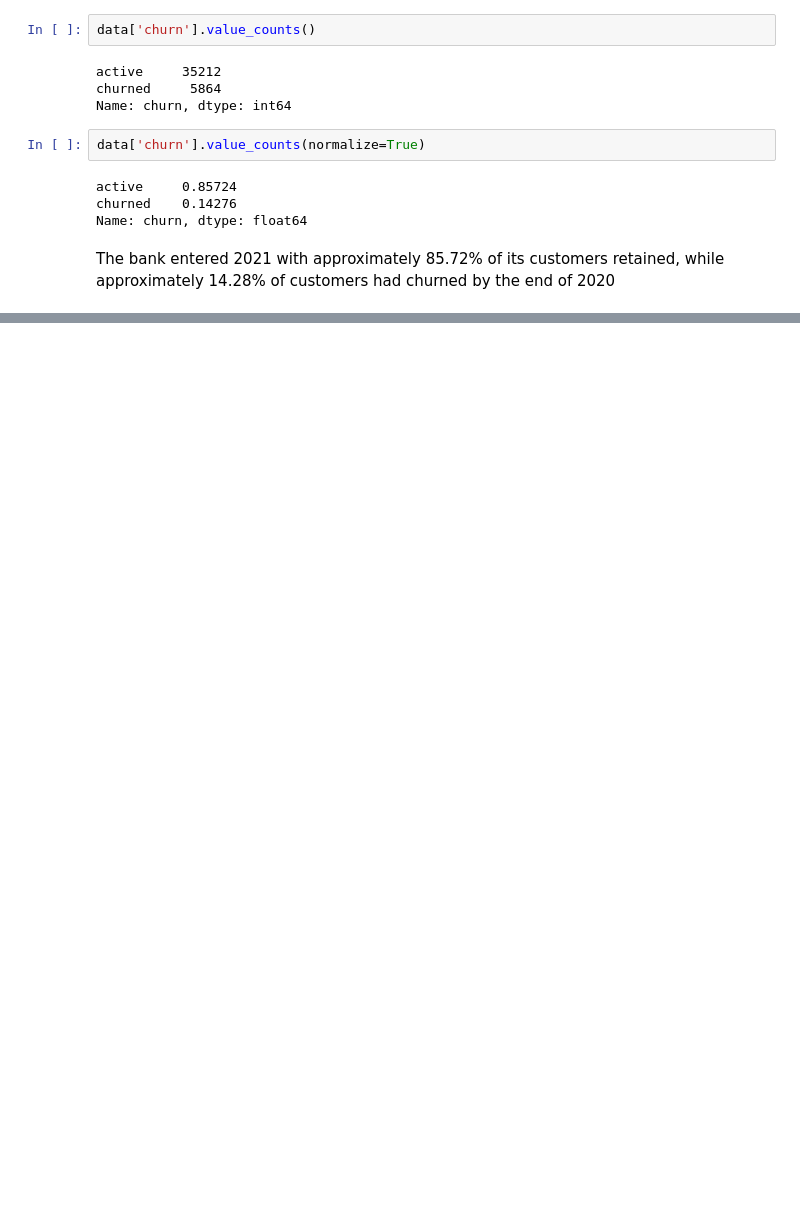
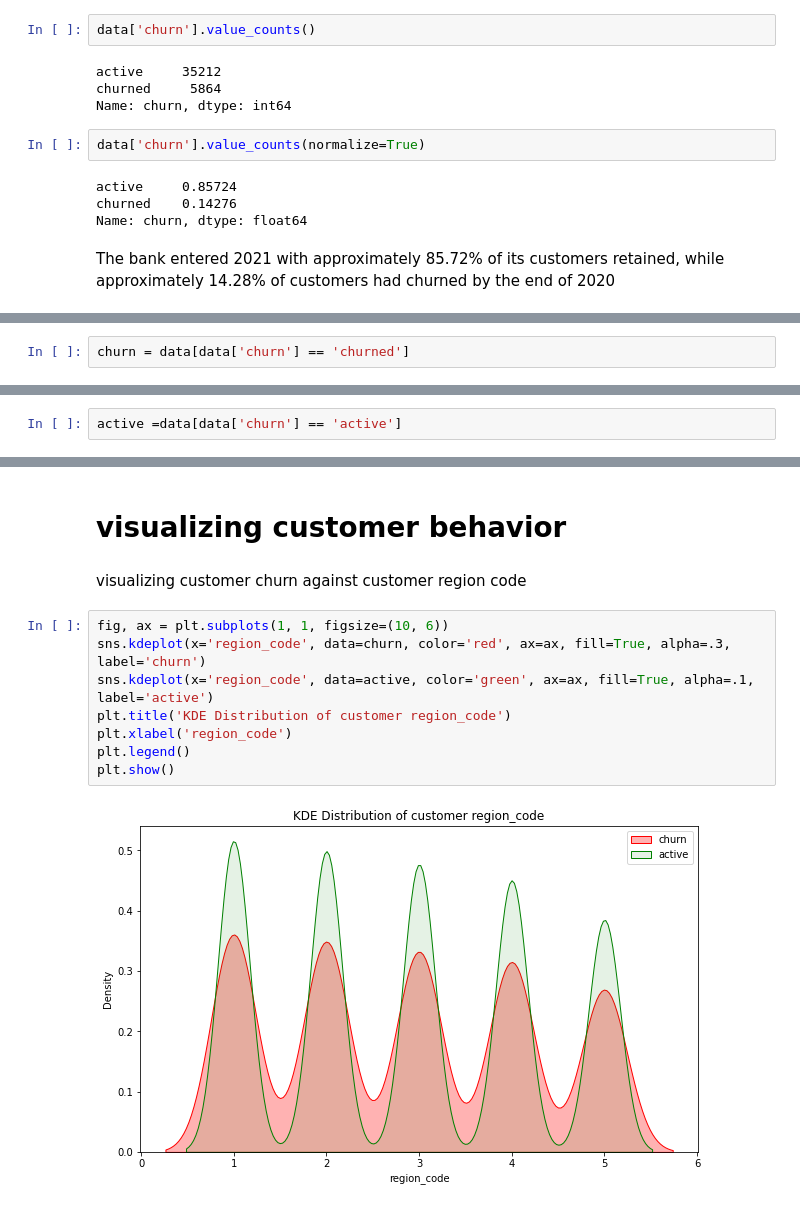
Before and after one commit to Dibieoluchi/banking_data, a Jupyter notebook: banking_data analysis.ipynb, the cells around one changed output, grey strips where cells are left out. Drawn from its saved outputs; the diff is of its cells as text; blank space fills up the shorter version.

```diff
--- a/banking_data analysis.ipynb
+++ b/banking_data analysis.ipynb
@@ -762,0 +691,2 @@ The bank entered 2021 with approximately 85.72% of its customers retained, while
+# %%
+churn = data[data['churn'] == 'churned']
@@ -762,0 +709,2 @@ The bank entered 2021 with approximately 85.72% of its customers retained, while
+# %%
+active =data[data['churn'] == 'active']
@@ -762,0 +745,14 @@ The bank entered 2021 with approximately 85.72% of its customers retained, while
+# %% [markdown]
+# visualizing customer behavior
+# %% [markdown]
+visualizing customer churn against customer region code
+# %%
+fig, ax = plt.subplots(1, 1, figsize=(10, 6))
+sns.kdeplot(x='region_code', data=churn, color='red', ax=ax, fill=True, alpha=.3, label='churn')
+sns.kdeplot(x='region_code', data=active, color='green', ax=ax, fill=True, alpha=.1, label='active')
+plt.title('KDE Distribution of customer region_code')
+plt.xlabel('region_code')
+plt.legend()
+plt.show()
+# %% [output]
+[figure, added]
```
Also changed, not shown: parts of 66 cells of this notebook.
